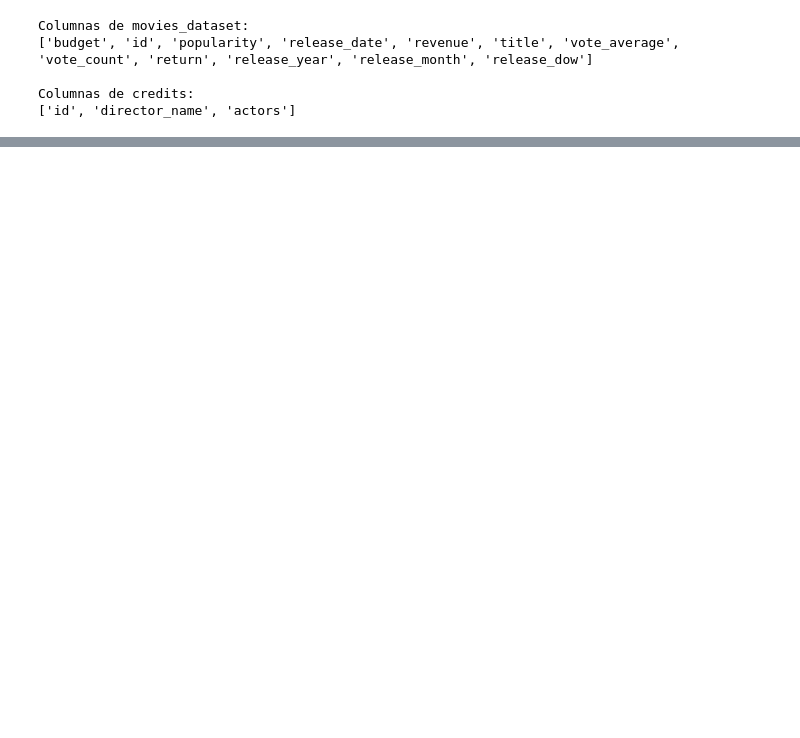
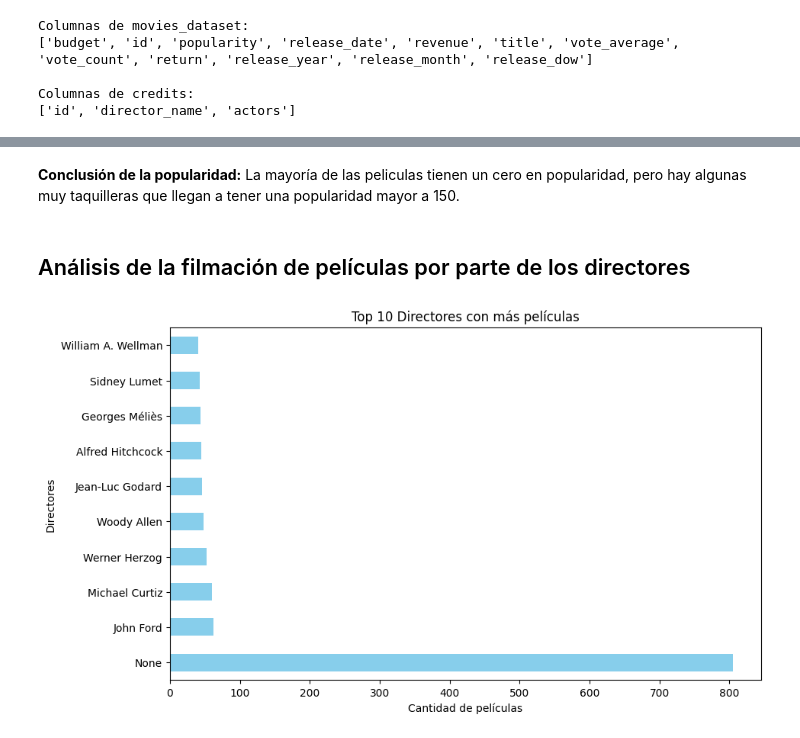
Before and after one commit to paulairazoqui/Recomendacion_peliculas, a Jupyter notebook: Notebooks/EDA.ipynb, the cells around one changed output, grey strips where cells are left out. Cells and saved outputs as stored; diff of their text form; code cells hidden in the pictures; blank space fills up the shorter version.

```diff
--- a/Notebooks/EDA.ipynb
+++ b/Notebooks/EDA.ipynb
@@ -61,0 +125,3 @@ credits = credits[['id', 'director_name', 'actors']]
+# %%
+# Convertir listas y otros tipos no hasheables a cadenas para encontrar duplicados
+credits['actors'] = credits['actors'].apply(str)
@@ -68,0 +138,10 @@ Dimensiones de credits: (45476, 3)
+# %%
+# Convertir listas y otros tipos no hasheables a cadenas para encontrar duplicados
+for col in ['actors', 'director_name', 'cast', 'crew']:
+    credits[col] = credits[col].astype(str)
+
+# Eliminar duplicados en credits considerando todas las columnas
+credits = credits.drop_duplicates()
+
+# Verificar dimensiones después de eliminar duplicados
+print("Dimensiones después de eliminar duplicados en credits:", credits.shape)
@@ -134,5 +237,8 @@ actors             0
 dtype: int64
 # %%
+# Eliminar duplicados en credits considerando todas las columnas
+credits = credits.drop_duplicates()
+
 # Duplicados
 print("Registros duplicados en movies_dataset:", movies.duplicated().sum())
 print("Registros duplicados en credits:", credits.duplicated().sum())
@@ -141,0 +319,13 @@ TypeError: unhashable type: 'list'
+# %% [markdown]
+**Conclusión de la popularidad:** La mayoría de las peliculas tienen un cero en popularidad, pero hay algunas muy taquilleras que llegan a tener una popularidad mayor a 150.
+# %% [markdown]
+## Análisis de la filmación de películas por parte de los directores
+# %%
+top_directors = credits['director_name'].value_counts().head(10)
+top_directors.plot(kind='barh', figsize=(10, 6), color='skyblue')
+plt.title("Top 10 Directores con más películas")
+plt.xlabel("Cantidad de películas")
+plt.ylabel("Directores")
+plt.show()
+# %% [output]
+[figure, added]
```
Also changed, not shown: parts of 31 cells of this notebook.
